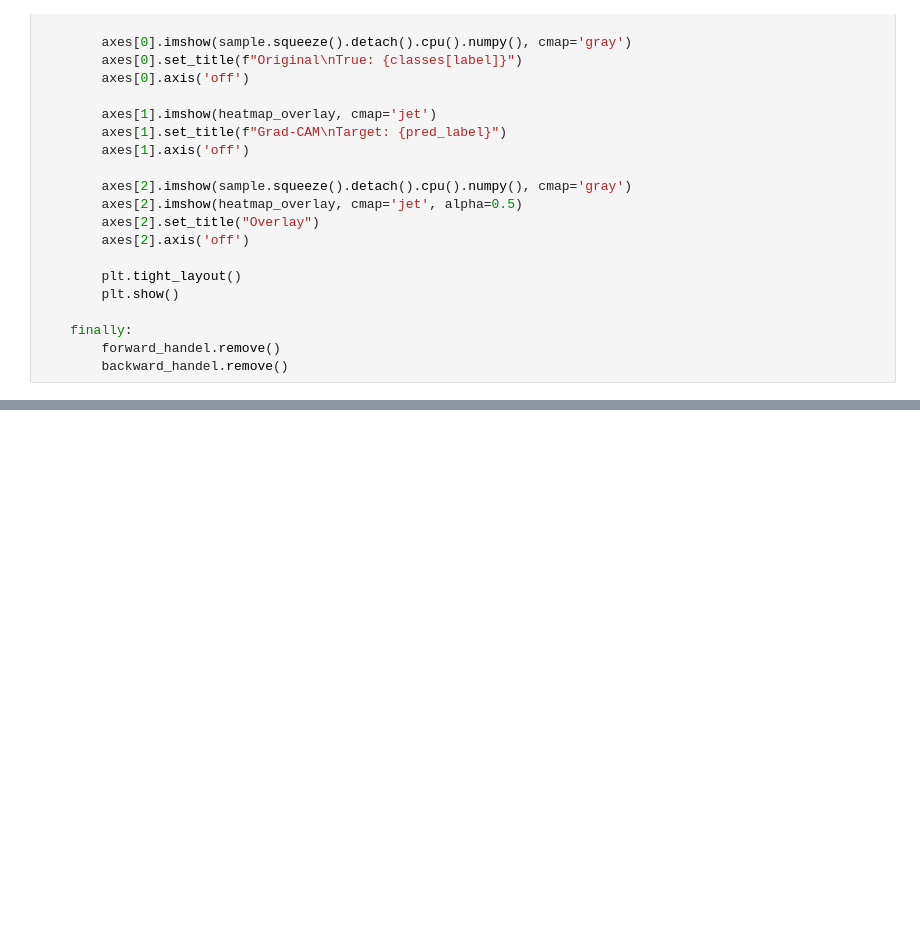
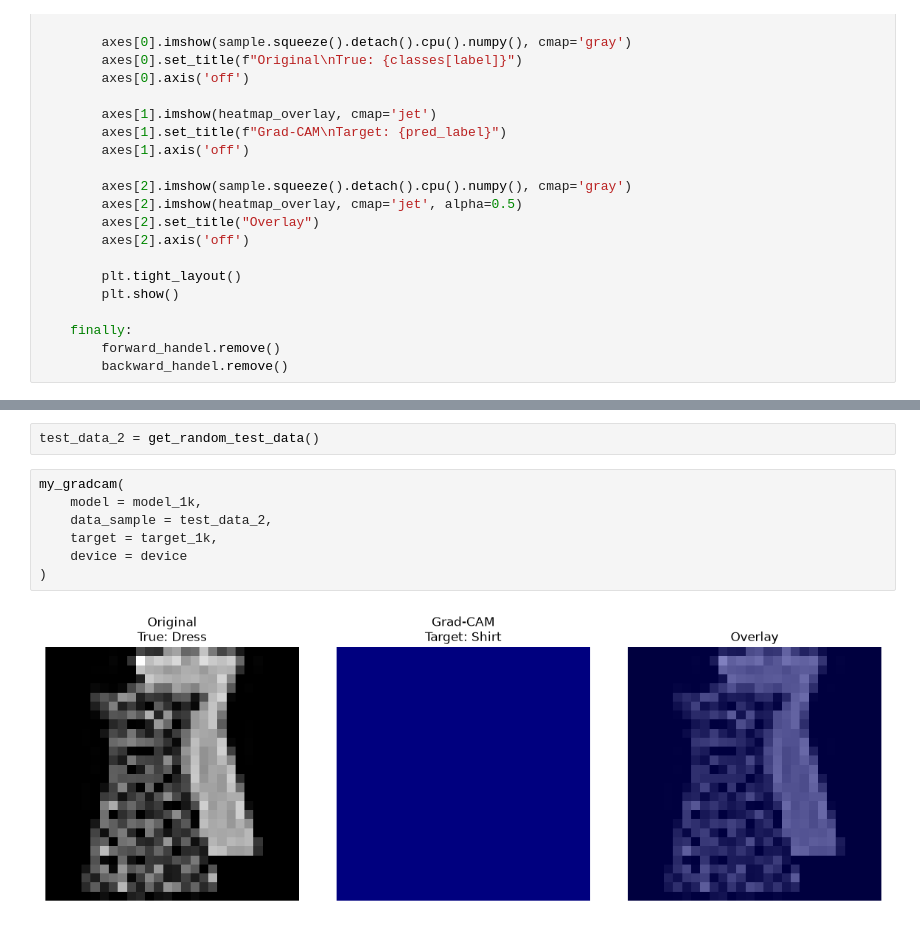
Before and after one commit to keljorden/gradcam, a Jupyter notebook: model_comp.ipynb, the cells around one changed output, grey strips where cells are left out. Drawn from its saved outputs; the diff is of its cells as text; blank space fills up the shorter version.

```diff
--- a/model_comp.ipynb
+++ b/model_comp.ipynb
@@ -160,0 +378,11 @@ def my_gradcam(model: torch.nn.Module, data_sample, target, device: torch.device
+# %%
+test_data_2 = get_random_test_data()
+# %%
+my_gradcam(
+    model = model_1k,
+    data_sample = test_data_2,
+    target = target_1k,
+    device = device
+)
+# %% [output]
+[figure, added]
```
Also changed, not shown: parts of 78 cells of this notebook.
